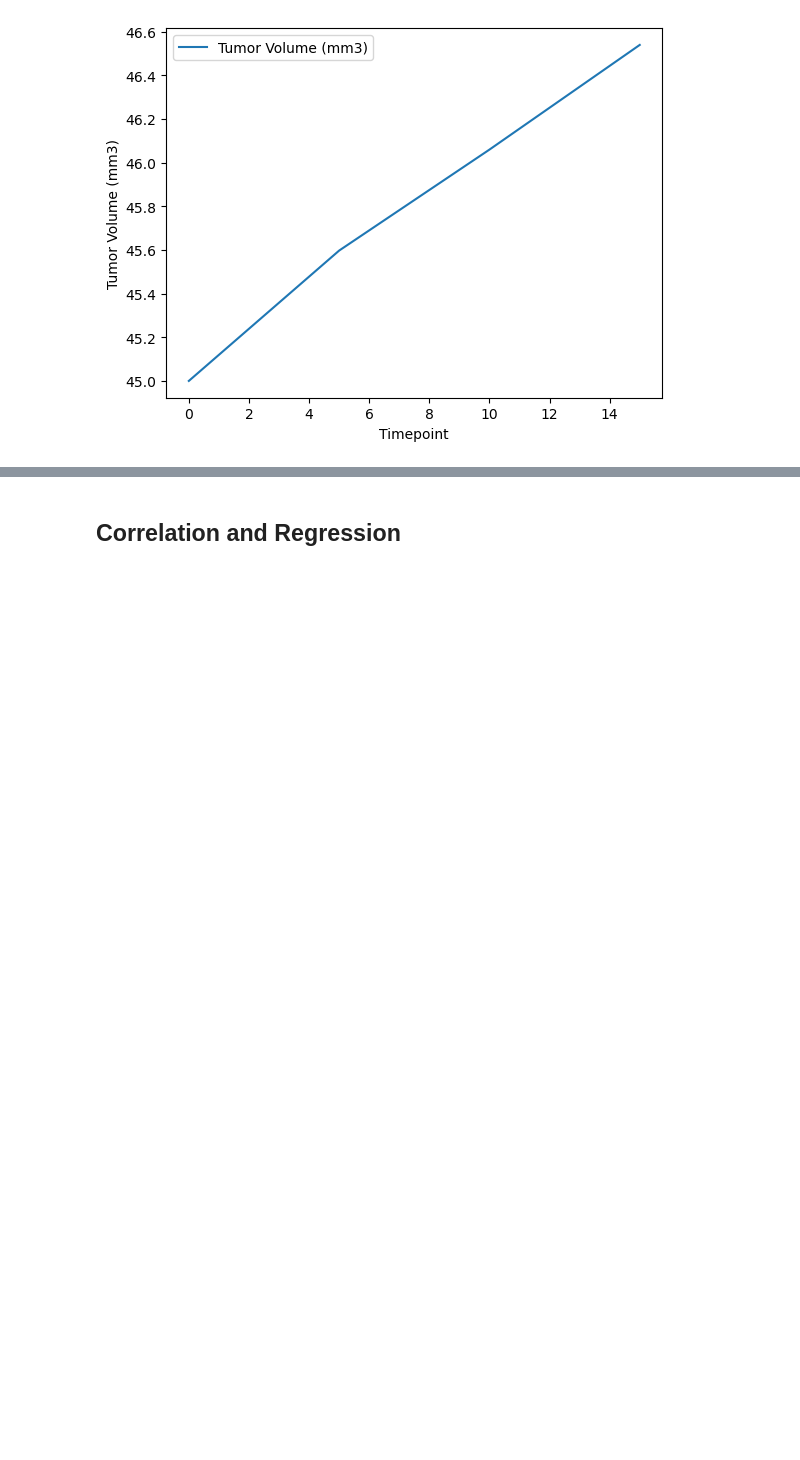
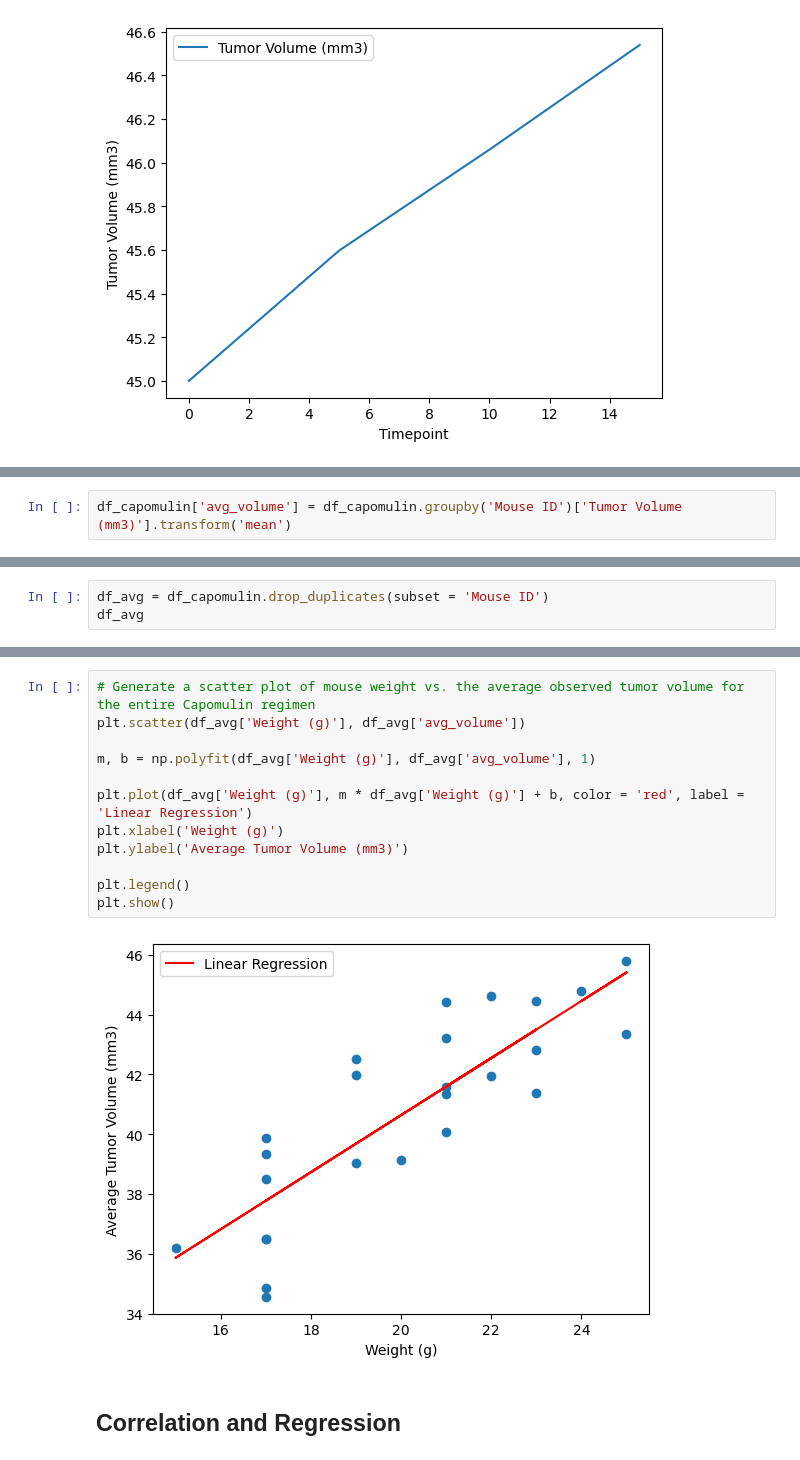
Before and after one commit to skijeng/Module_5-Challenge, a Jupyter notebook: Pymaceuticals/pymaceuticals_starter.ipynb, the cells around one changed output, grey strips where cells are left out. Saved outputs shown, nothing was run; the diff lists cells and outputs as text; blank space fills up the shorter version.

```diff
--- a/Pymaceuticals/pymaceuticals_starter.ipynb
+++ b/Pymaceuticals/pymaceuticals_starter.ipynb
@@ -290,0 +292,2 @@ df_capomulin
+# %%
+df_capomulin['avg_volume'] = df_capomulin.groupby('Mouse ID')['Tumor Volume (mm3)'].transform('mean')
@@ -290,0 +300,3 @@ df_capomulin
+# %%
+df_avg = df_capomulin.drop_duplicates(subset = 'Mouse ID')
+df_avg
@@ -291,2 +321,16 @@ df_capomulin
+# %%
+# Generate a scatter plot of mouse weight vs. the average observed tumor volume for the entire Capomulin regimen
+plt.scatter(df_avg['Weight (g)'], df_avg['avg_volume'])
+
+m, b = np.polyfit(df_avg['Weight (g)'], df_avg['avg_volume'], 1)
+
+plt.plot(df_avg['Weight (g)'], m * df_avg['Weight (g)'] + b, color = 'red', label = 'Linear Regression')
+plt.xlabel('Weight (g)')
+plt.ylabel('Average Tumor Volume (mm3)')
+
+plt.legend()
+plt.show()
+# %% [output]
+[figure, added]
 # %% [markdown]
 ## Correlation and Regression
```
Also changed, not shown: parts of 8 cells of this notebook.
